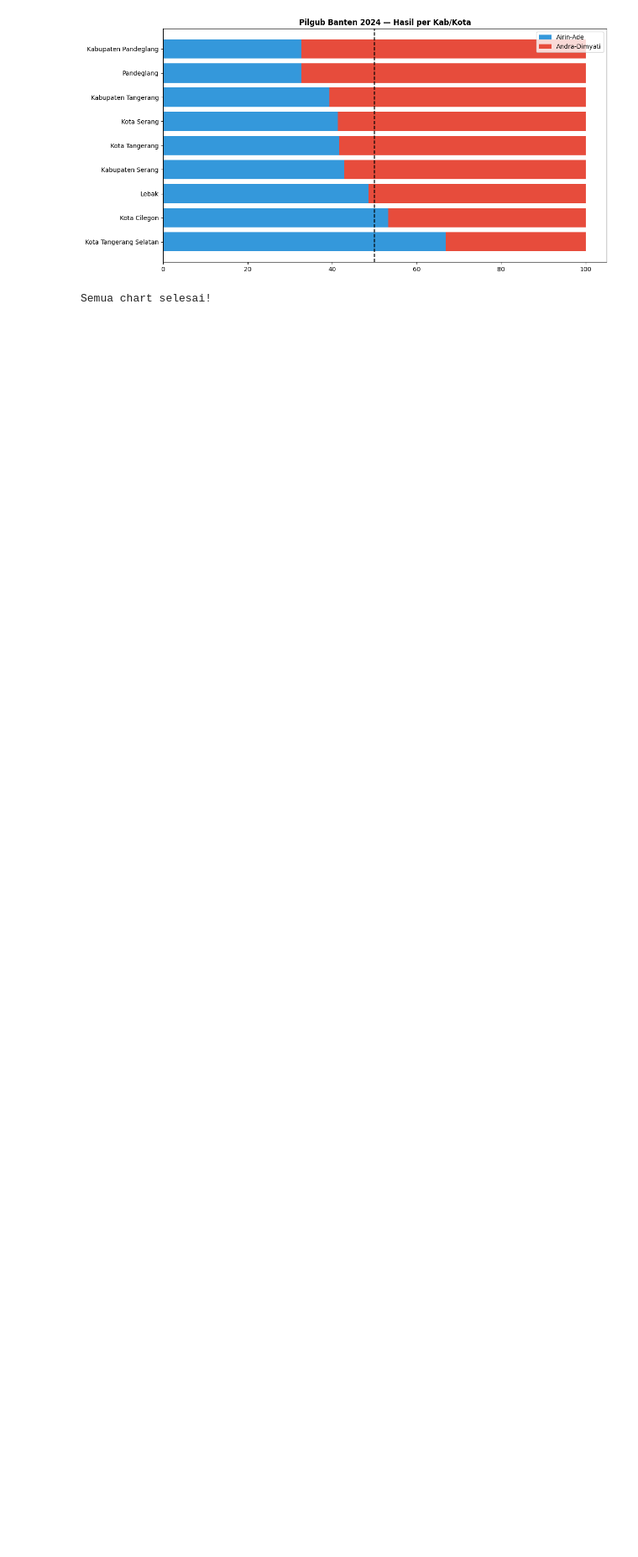
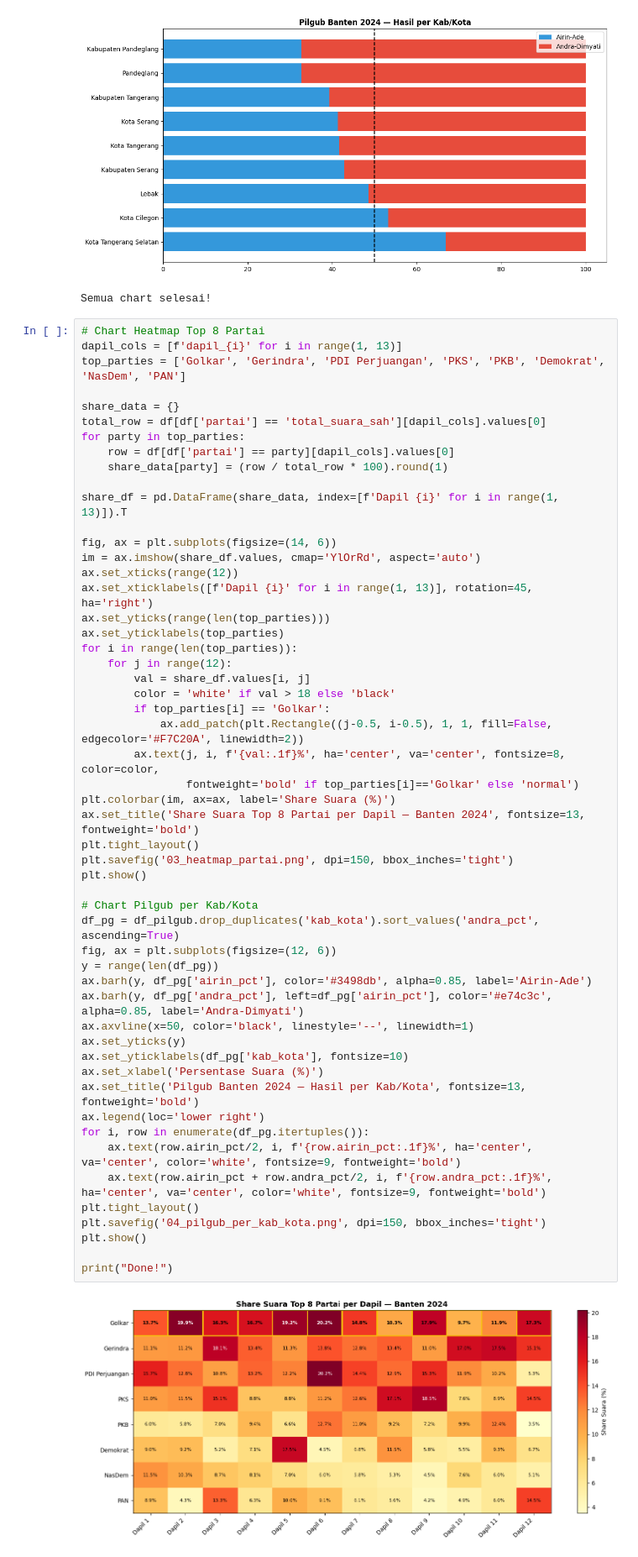
Before and after one commit to 4zmyyy/AMPG-banten-database, a Jupyter notebook: Banten-2024-electoral-analysis.ipynb, the cells around one changed output. Shown at 84% size. Cells and saved outputs as stored; diff of their text form; blank space fills up the shorter version.

```diff
--- a/Banten-2024-electoral-analysis.ipynb
+++ b/Banten-2024-electoral-analysis.ipynb
@@ -60,3 +60,58 @@ print("Semua chart selesai!")
 [figure]
 [figure]
 Semua chart selesai!
+# %%
+# Chart Heatmap Top 8 Partai
+dapil_cols = [f'dapil_{i}' for i in range(1, 13)]
+top_parties = ['Golkar', 'Gerindra', 'PDI Perjuangan', 'PKS', 'PKB', 'Demokrat', 'NasDem', 'PAN']
+
+share_data = {}
+total_row = df[df['partai'] == 'total_suara_sah'][dapil_cols].values[0]
+for party in top_parties:
+    row = df[df['partai'] == party][dapil_cols].values[0]
+    share_data[party] = (row / total_row * 100).round(1)
+
+share_df = pd.DataFrame(share_data, index=[f'Dapil {i}' for i in range(1, 13)]).T
+
+fig, ax = plt.subplots(figsize=(14, 6))
+im = ax.imshow(share_df.values, cmap='YlOrRd', aspect='auto')
+ax.set_xticks(range(12))
+ax.set_xticklabels([f'Dapil {i}' for i in range(1, 13)], rotation=45, ha='right')
+ax.set_yticks(range(len(top_parties)))
+ax.set_yticklabels(top_parties)
+for i in range(len(top_parties)):
+    for j in range(12):
+        val = share_df.values[i, j]
+        color = 'white' if val > 18 else 'black'
+        if top_parties[i] == 'Golkar':
+            ax.add_patch(plt.Rectangle((j-0.5, i-0.5), 1, 1, fill=False, edgecolor='#F7C20A', linewidth=2))
+        ax.text(j, i, f'{val:.1f}%', ha='center', va='center', fontsize=8, color=color,
+                fontweight='bold' if top_parties[i]=='Golkar' else 'normal')
+plt.colorbar(im, ax=ax, label='Share Suara (%)')
+ax.set_title('Share Suara Top 8 Partai per Dapil — Banten 2024', fontsize=13, fontweight='bold')
+plt.tight_layout()
+plt.savefig('03_heatmap_partai.png', dpi=150, bbox_inches='tight')
+plt.show()
+
+# Chart Pilgub per Kab/Kota
+df_pg = df_pilgub.drop_duplicates('kab_kota').sort_values('andra_pct', ascending=True)
+fig, ax = plt.subplots(figsize=(12, 6))
+y = range(len(df_pg))
+ax.barh(y, df_pg['airin_pct'], color='#3498db', alpha=0.85, label='Airin-Ade')
+ax.barh(y, df_pg['andra_pct'], left=df_pg['airin_pct'], color='#e74c3c', alpha=0.85, label='Andra-Dimyati')
+ax.axvline(x=50, color='black', linestyle='--', linewidth=1)
+ax.set_yticks(y)
+ax.set_yticklabels(df_pg['kab_kota'], fontsize=10)
+ax.set_xlabel('Persentase Suara (%)')
+ax.set_title('Pilgub Banten 2024 — Hasil per Kab/Kota', fontsize=13, fontweight='bold')
+ax.legend(loc='lower right')
+for i, row in enumerate(df_pg.itertuples()):
+    ax.text(row.airin_pct/2, i, f'{row.airin_pct:.1f}%', ha='center', va='center', color='white', fontsize=9, fontweight='bold')
+    ax.text(row.airin_pct + row.andra_pct/2, i, f'{row.andra_pct:.1f}%', ha='center', va='center', color='white', fontsize=9, fontweight='bold')
+plt.tight_layout()
+plt.savefig('04_pilgub_per_kab_kota.png', dpi=150, bbox_inches='tight')
+plt.show()
+
+print("Done!")
+# %% [output]
+[figure, added]
```
Also changed, not shown: parts of 4 cells of this notebook.
